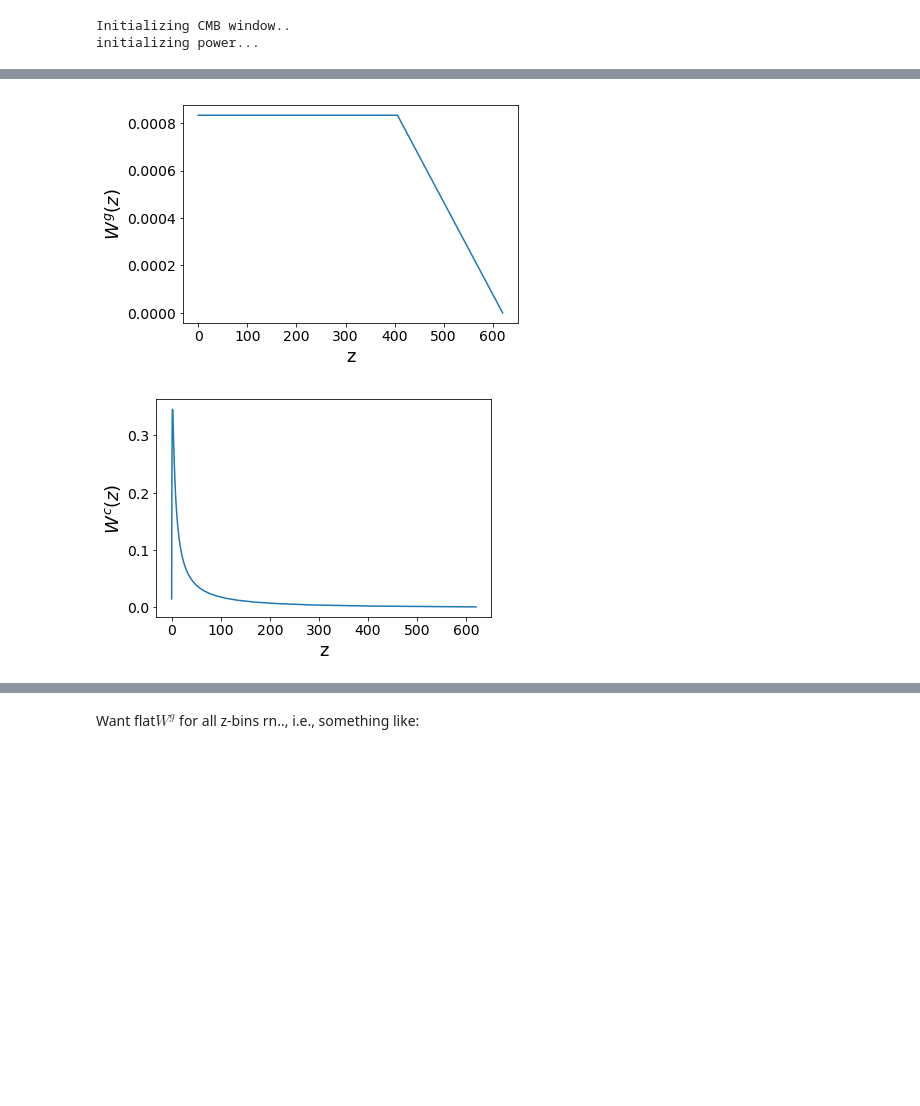
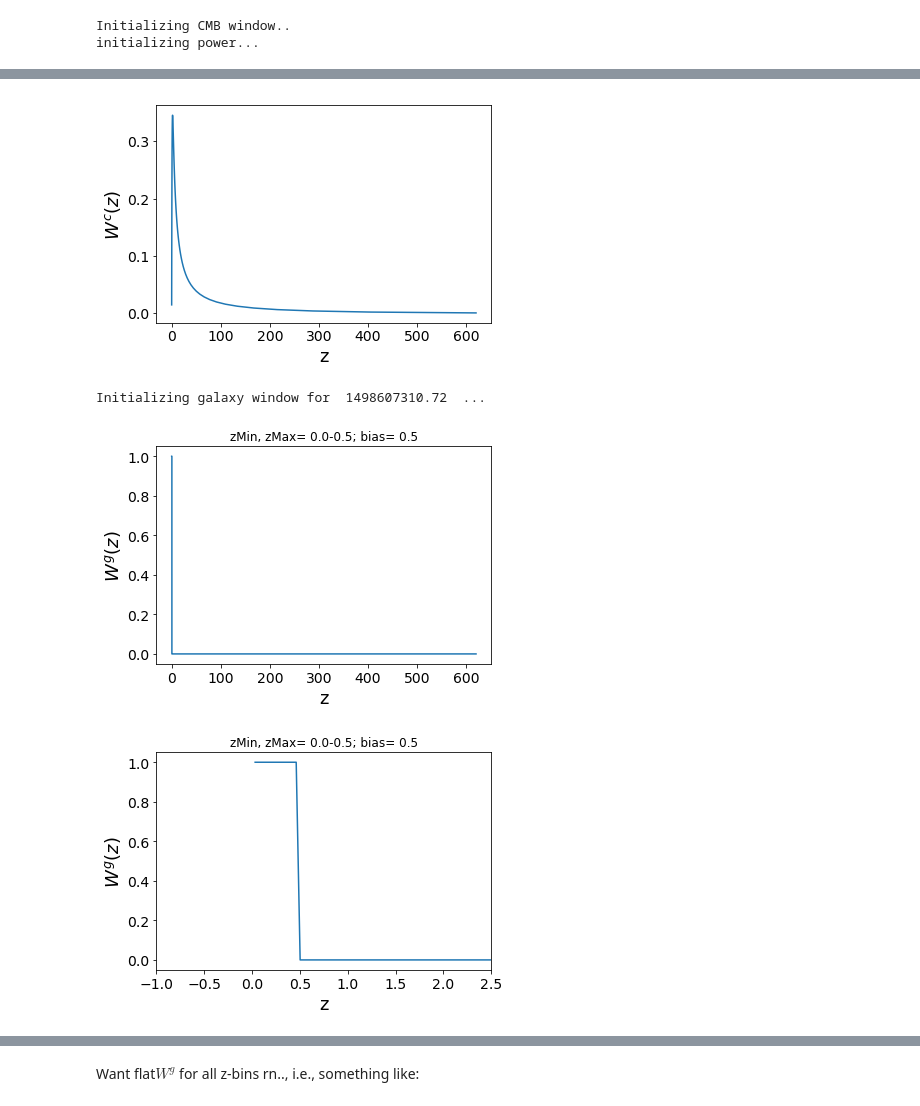
Before and after one commit to humnaawan/cmblxlss, a Jupyter notebook: notebooks/orphics - test windows.ipynb, the cells around one changed output, grey strips where cells are left out. Saved outputs shown, nothing was run; the diff lists cells and outputs as text; code cells hidden in the pictures; blank space fills up the shorter version.

Commit message:
Attempt to understand orphics' step Wg.

```diff
--- a/notebooks/orphics - test windows.ipynb
+++ b/notebooks/orphics - test windows.ipynb
@@ -47,5 +36,5 @@ Cell_orp[gkey+gkey]=  limber.getCl(gkey, gkey)
 # %%
-def plot(x, y, xlabel, ylabel, sci= False):
+def plot(x, y, xlabel, ylabel, sci= False, xMin= None, xMax= None, title= None):
     plt.clf()
     plt.plot(x, y)
     plt.xlabel(xlabel, fontsize= 18)
@@ -54,6 +43,8 @@ def plot(x, y, xlabel, ylabel, sci= False):
     plt.tick_params(axis='y', labelsize=14)
     #plt.xlim(0,500)
     #plt.ylim(0,0.00002)
+    if ((xMin is not None) and (xMax is not None)): plt.xlim(xMin, xMax)
+    if title is not None: plt.title(title)
     if sci: plt.ticklabel_format(style='sci', axis='y', scilimits=(0,0))
     fig= plt.gcf()
     #fig.set_size_inches(10.5, 7.5)
@@ -63,9 +52,25 @@ zs= limber.zs
 # %%
-W_g= limber.kernels[gkey]['W']
+zs= limber.zs
 W_c= limber.kernels['cmb']['W']
 
-plot(zs, W_g, 'z', '$W^g(z)$')
 plot(zs, W_c, 'z', '$W^c(z)$')
 # %% [output]
-[figure, old version]
+[figure, new version]
-[figure, removed]
+# %%
+def Wg_z(zMin, zMax, bias):
+    gkey= str(time.time())
+    limber.addStepNz(gkey, bias= bias, zmin= zMin, zmax= zMax)
+    return limber.kernels[gkey]['W']
+# %%
+def plotWg(zMin, zMax, bias):
+    title= 'zMin, zMax= %s-%s; bias= %s'%(zMin, zMax, bias)
+    W_g= Wg_z(zMin, zMax, bias)
+    plot(zs, W_g, 'z', '$W^g(z)$', title= title)
+    plot(zs, W_g, 'z', '$W^g(z)$', xMin= zMin-1, xMax= zMax+2, title=title)
+# %%
+zMin, zMax, bias= 0., 0.5, 0.5
+plotWg(zMin, zMax, bias)
+# %% [output]
+Initializing galaxy window for  1498607310.72  ...
+[figure, added]
+[figure, added]
```
Also changed, not shown: parts of 13 cells of this notebook.
